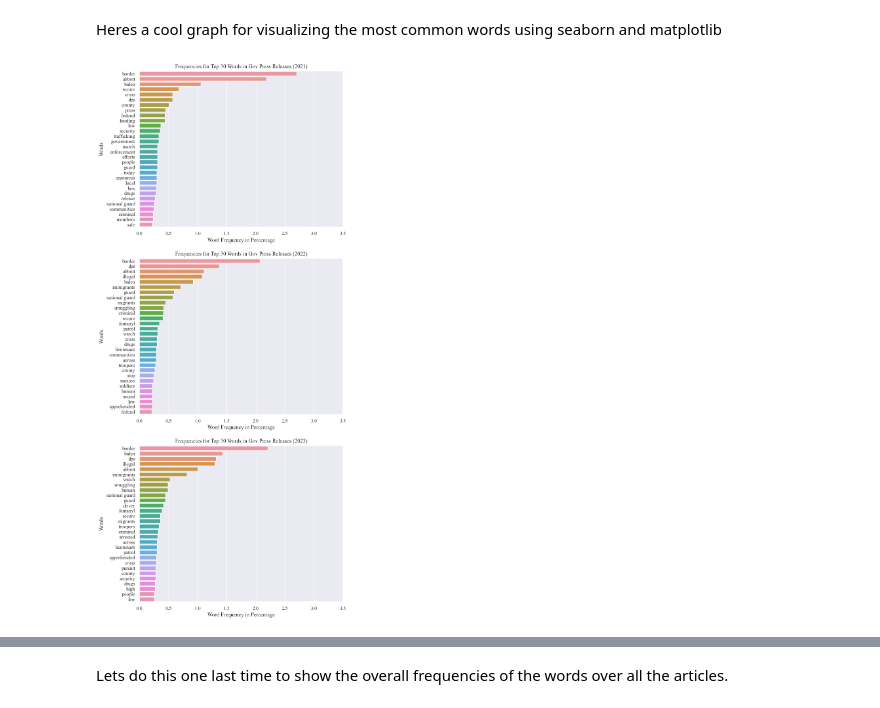
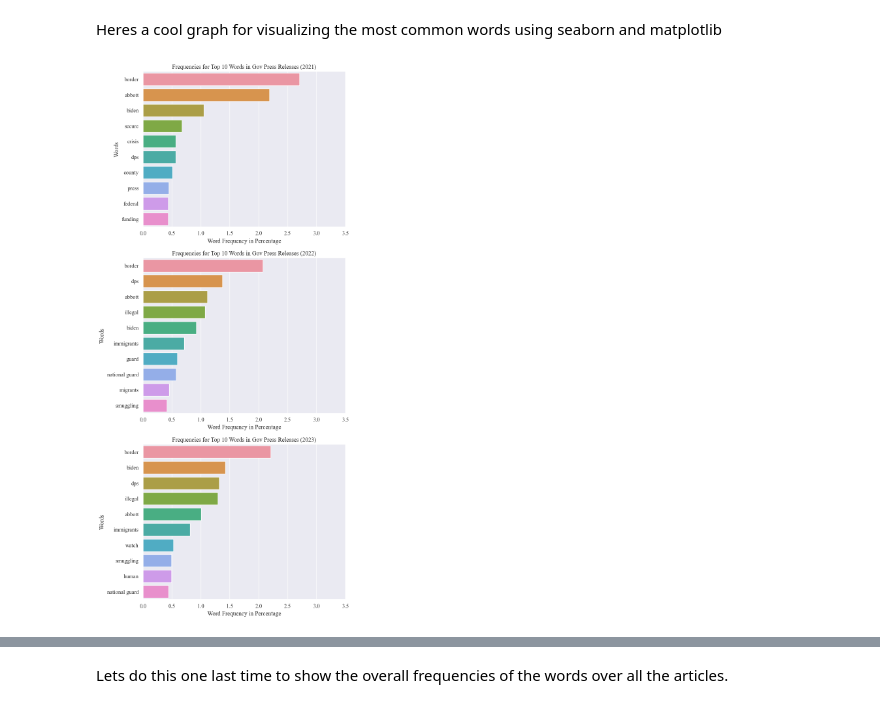
Before and after one commit to djryn/OLS_resesarch, a Jupyter notebook: Gov_scrape.ipynb, the cells around one changed output, grey strips where cells are left out. Drawn from its saved outputs; the diff is of its cells as text; code cells hidden in the pictures.

```diff
--- a/Gov_scrape.ipynb
+++ b/Gov_scrape.ipynb
@@ -568,12 +568,12 @@ for i, bar in enumerate(ax.patches):
           bar.get_x() + bar.get_width() / 2,
           # Vertically, add the height of the bar to the start of the bar,
           # along with the offset.
-          bar.get_height()/2 + bar.get_y(),
+          bar.get_height()/2 + bar.get_y()-.1,
           # This is actual value we'll show.
           bar.get_label(),
           # Center the labels and style them a bit.
           ha='center',
-          color='w'
+          color='white'
           )
 
 
@@ -582,6 +582,6 @@ ax.set_xlabel('Months')
 ax.set_ylabel('Word Frquency in Percentage')
 ax.set_title('Top 5 Most Common Words in Gov Press Releases (2021-2023)')
 
-plt.savefig('images/Gov/stacked_bar.png')
+plt.savefig('images/Gov/stacked_bar.png', bbox_inches='tight', dpi=250)
 plt.show()
 # %% [output]
@@ -691,40 +691,39 @@ national guard: 38
 # %% [markdown]
 Heres a cool graph for visualizing the most common words using seaborn and matplotlib
 # %%
-top_words_2021 = [(k ,(v/total_words[0])*100) for k, v in year_freqs['21'].most_common(30)]
-top_words_2022 = [(k ,(v/total_words[1])*100) for k, v in year_freqs['22'].most_common(30)]
-top_words_2023 = [(k ,(v/total_words[2])*100) for k, v in year_freqs['23'].most_common(30)]
-sns.set(font='Times New Roman')
+top_words_2021 = [(k ,(v/total_words[0])*100) for k, v in year_freqs['21'].most_common(10)]
+top_words_2022 = [(k ,(v/total_words[1])*100) for k, v in year_freqs['22'].most_common(10)]
+top_words_2023 = [(k ,(v/total_words[2])*100) for k, v in year_freqs['23'].most_common(10)]
 
 
 # Create a bar plot of the most common words
 fig, axes = plt.subplots(3,1,figsize=(8,21))
-sns.set(style="darkgrid")
+sns.set(style="darkgrid", font_scale=1.1, palette='Set2', font='Times New Roman')
 sns.barplot(ax = axes[0],
             x=[w[1] for w in top_words_2021],
             y=[w[0] for w in top_words_2021])
 axes[0].set(xlabel='Word Frequency in Percentage',
             ylabel='Words',
-            title='Frequencies for Top 30 Words in Gov Press Releases (2021)')
+            title='Frequencies for Top 10 Words in Gov Press Releases (2021)')
 axes[0].set_xlim(0,3.5)
 
 sns.barplot(ax = axes[1],
             x=[w[1] for w in top_words_2022],
             y=[w[0] for w in top_words_2022])
 axes[1].set(xlabel='Word Frequency in Percentage',
             ylabel='Words',
-            title='Frequencies for Top 30 Words in Gov Press Releases (2022)')
+            title='Frequencies for Top 10 Words in Gov Press Releases (2022)')
 axes[1].set_xlim(0,3.5)
 
 sns.barplot(ax = axes[2],
             x=[w[1] for w in top_words_2023],
             y=[w[0] for w in top_words_2023])
 axes[2].set(xlabel='Word Frequency in Percentage',
             ylabel='Words',
-            title='Frequencies for Top 30 Words in Gov Press Releases (2023)')
+            title='Frequencies for Top 10 Words in Gov Press Releases (2023)')
 axes[2].set_xlim(0,3.5)
 
-plt.savefig('images/Gov/word_freqs_years.png', bbox_inches='tight')
+plt.savefig('images/Gov/word_freqs_years.png', bbox_inches='tight', dpi=250)
 plt.show()
 # %% [output]
-[figure, old version]
+[figure, new version]
```
Also changed, not shown: parts of 6 cells of this notebook, 24 other files.
